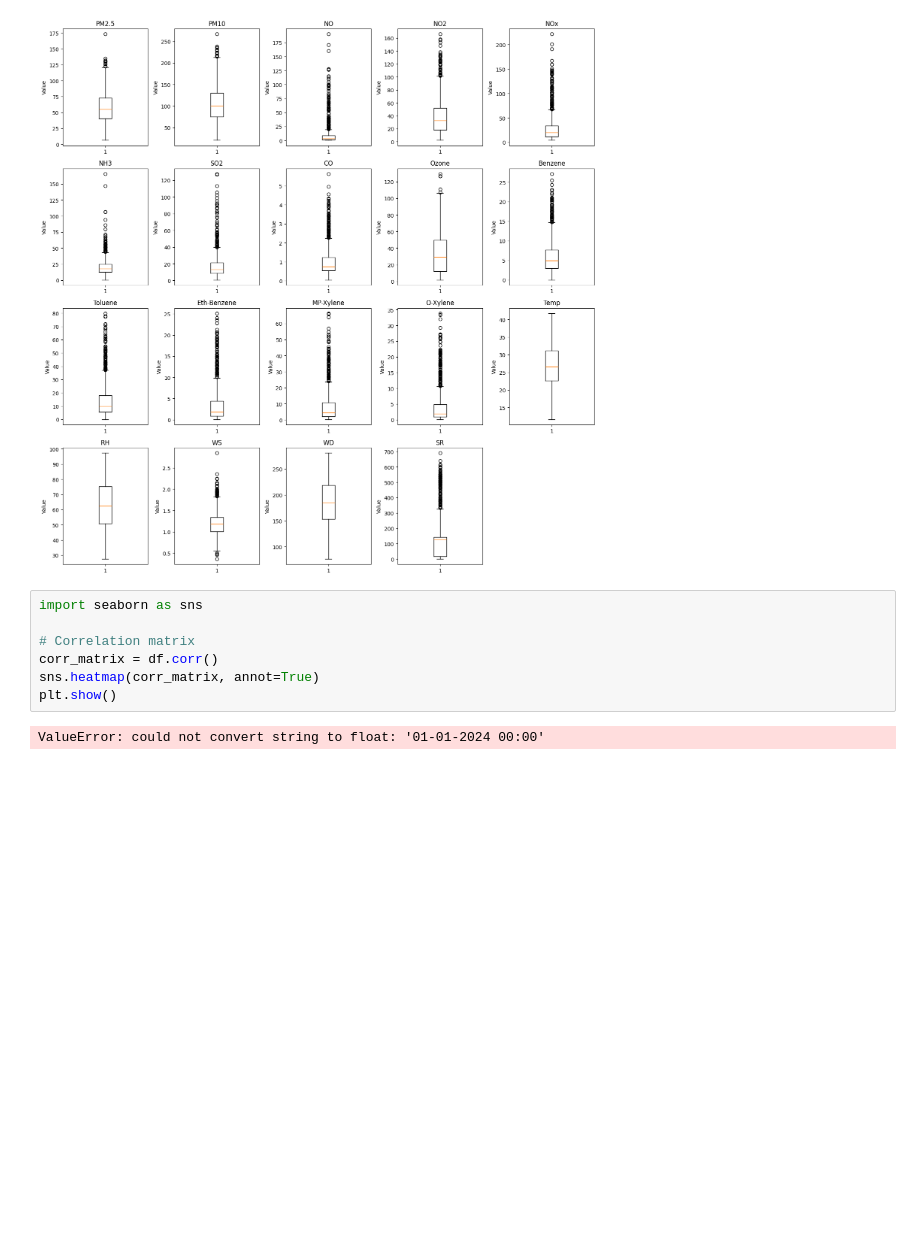
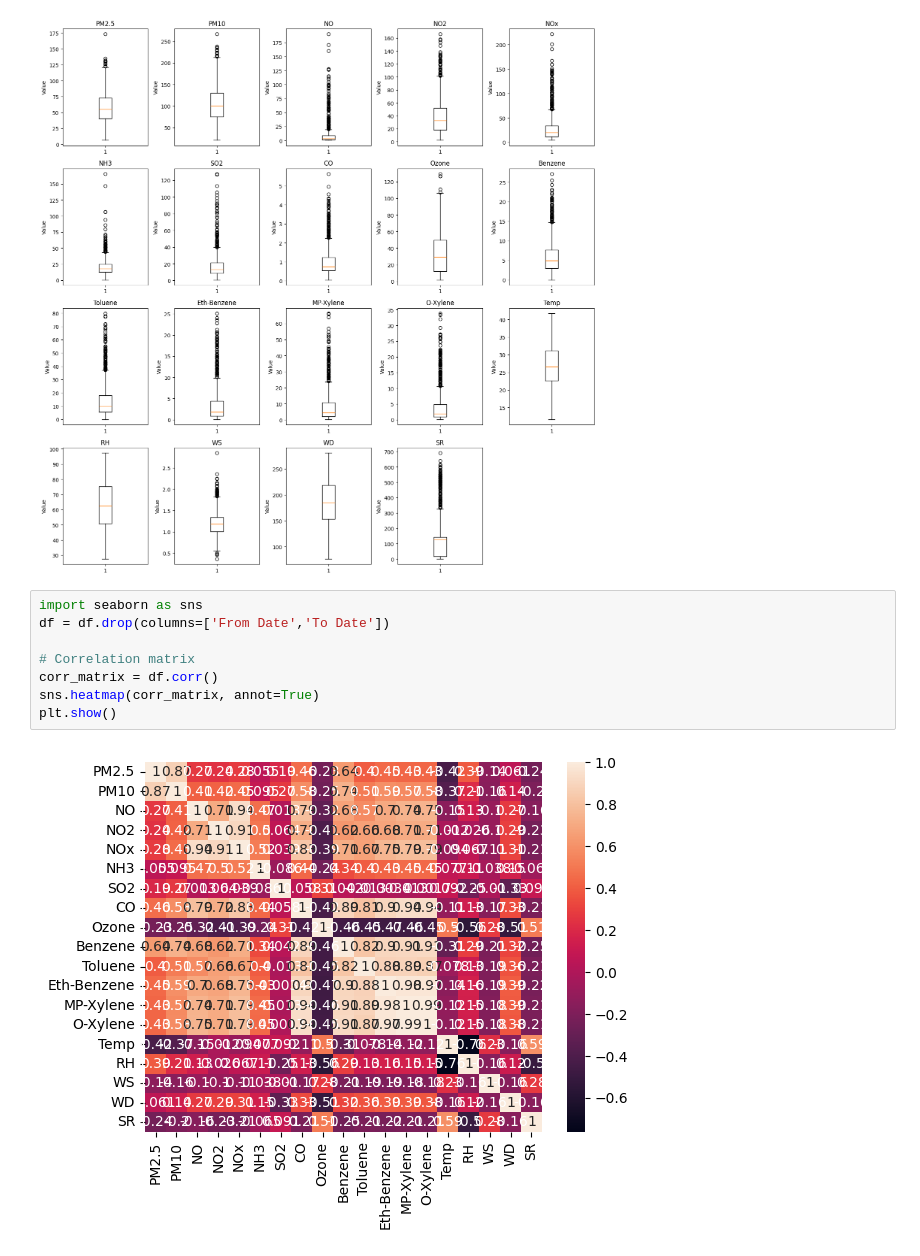
Before and after one commit to shreyashzade/Air-Quality-Index-Determination-model, a Jupyter notebook: EDA.ipynb, the cells around one changed output. Drawn from its saved outputs; the diff is of its cells as text; blank space fills up the shorter version.

```diff
--- a/EDA.ipynb
+++ b/EDA.ipynb
@@ -207,10 +207,11 @@ plt.show()
 [figure]
 # %%
 import seaborn as sns
+df = df.drop(columns=['From Date','To Date'])
 
 # Correlation matrix
 corr_matrix = df.corr()
 sns.heatmap(corr_matrix, annot=True)
 plt.show()
 # %% [output]
-ValueError: could not convert string to float: '01-01-2024 00:00'
+[figure, added]
```
